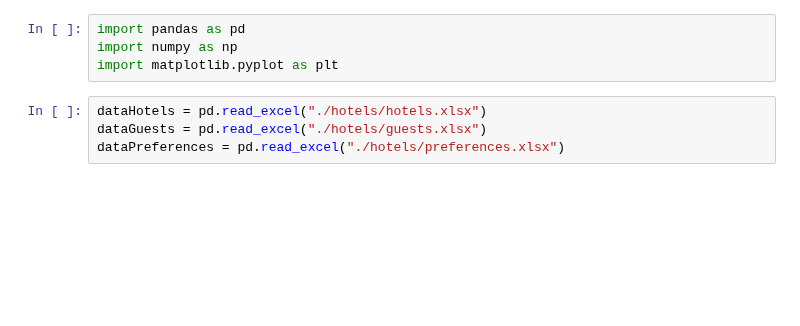
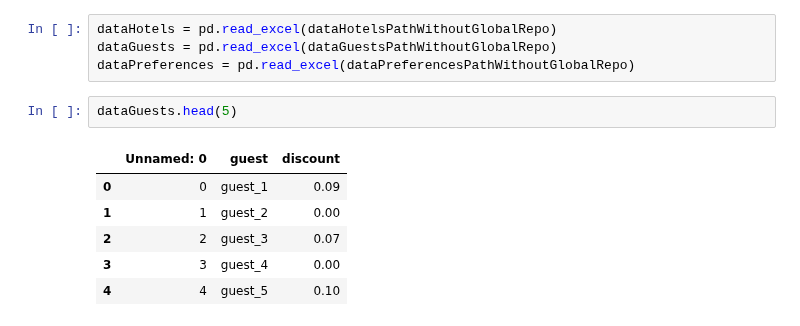
Before and after one commit to tundraparisi/dscoding-projects, a Jupyter notebook: Vladislav_Kovalev/viewer.ipynb, the cells around one changed output. Cells and saved outputs as stored; diff of their text form; blank space fills up the shorter version.

```diff
--- a/Vladislav_Kovalev/viewer.ipynb
+++ b/Vladislav_Kovalev/viewer.ipynb
@@ -15,9 +28,14 @@ for package in packages:
-# %%
-import pandas as pd
-import numpy as np
-import matplotlib.pyplot as plt
 # %%
-dataHotels = pd.read_excel("./hotels/hotels.xlsx")
-dataGuests = pd.read_excel("./hotels/guests.xlsx")
-dataPreferences = pd.read_excel("./hotels/preferences.xlsx")
+dataHotels = pd.read_excel(dataHotelsPathWithoutGlobalRepo)
+dataGuests = pd.read_excel(dataGuestsPathWithoutGlobalRepo)
+dataPreferences = pd.read_excel(dataPreferencesPathWithoutGlobalRepo)
+# %%
+dataGuests.head(5)
+# %% [output]
+|  | Unnamed: 0 | guest | discount |
+| 0 | 0 | guest_1 | 0.09 |
+| 1 | 1 | guest_2 | 0.00 |
+| 2 | 2 | guest_3 | 0.07 |
+| 3 | 3 | guest_4 | 0.00 |
+| 4 | 4 | guest_5 | 0.10 |
 # %%
```
Also changed, not shown: parts of 16 cells of this notebook, 9 other files.
